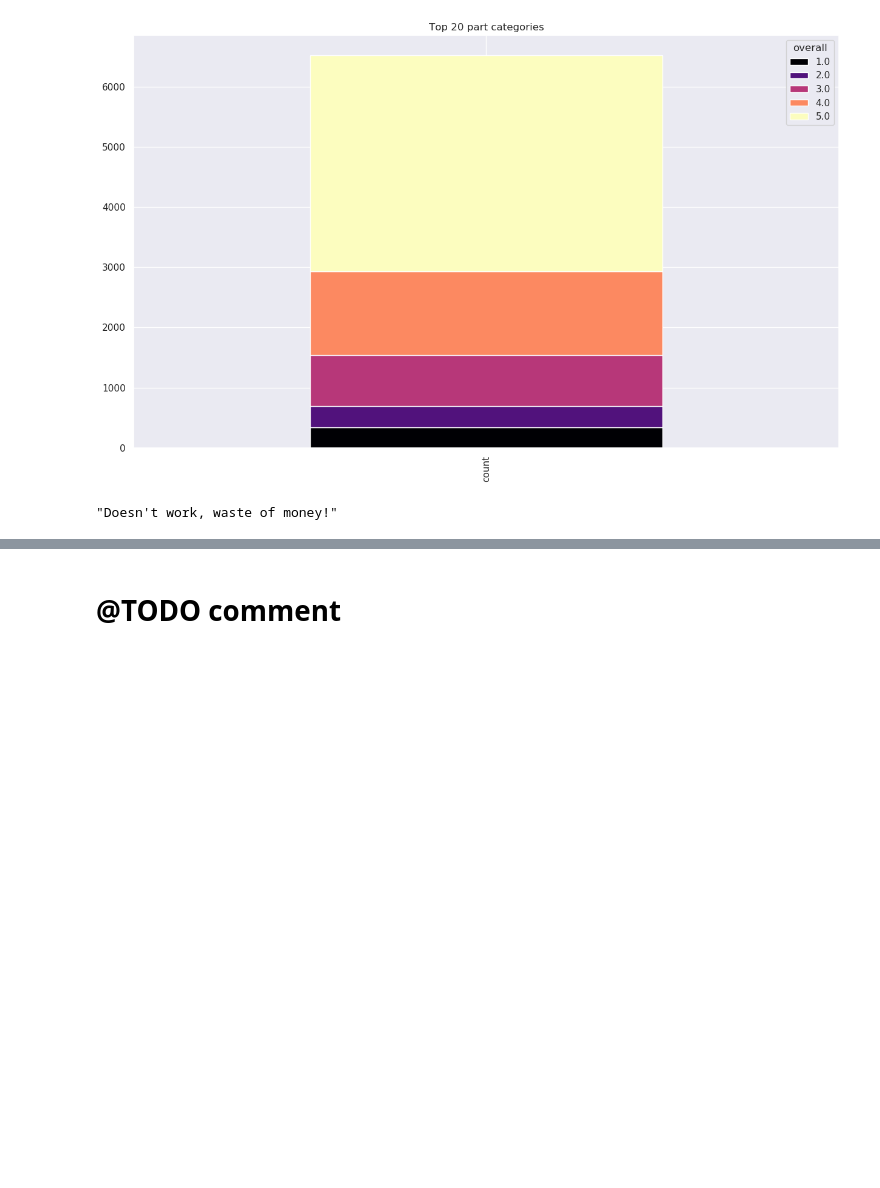
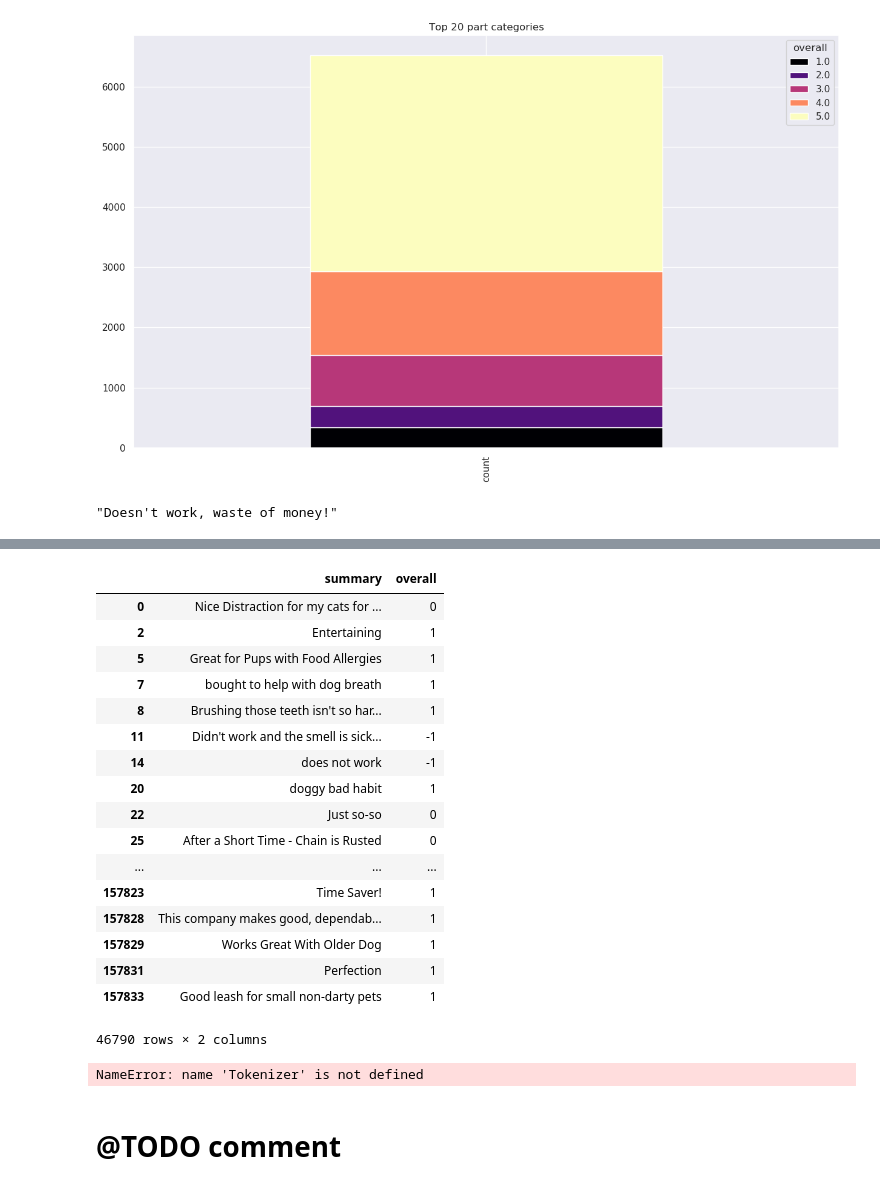
Before and after one commit to epfl-ada-project-amazon/data-analysis, a Jupyter notebook: project.ipynb, the cells around one changed output, grey strips where cells are left out. Drawn from its saved outputs; the diff is of its cells as text; code cells hidden in the pictures; blank space fills up the shorter version.

Commit message:
Add classifier

```diff
--- a/project.ipynb
+++ b/project.ipynb
@@ -658,0 +661,11 @@ neg_1['summary'].iloc[4]
+# %%
+def to_sentiment(overall):
+    if overall >= 4:
+        sent = 1
+    elif overall <=2:
+        sent = -1
+    else:
+        sent = 0
+    return sent
+classif = df[['summary','overall']]
+classif['overall'] = classif['overall'].map(to_sentiment)
@@ -659,3 +685,63 @@ neg_1['summary'].iloc[4]
+# %%
+# We split our data into train and test: 70% for training and 30% for testing
+msk = np.random.rand(len(df)) <= 0.7
+
+train_set = classif[msk]
+test_set = classif[~msk]
+test_set
+# %% [output]
+|  | summary | overall |
+| 0 | Nice Distraction for my cats for ... | 0 |
+| 2 | Entertaining | 1 |
+| 5 | Great for Pups with Food Allergies | 1 |
+| 7 | bought to help with dog breath | 1 |
+| 8 | Brushing those teeth isn't so har... | 1 |
+| 11 | Didn't work and the smell is sick... | -1 |
+| 14 | does not work | -1 |
+| 20 | doggy bad habit | 1 |
+| 22 | Just so-so | 0 |
+| 25 | After a Short Time - Chain is Rusted | 0 |
+| ... | ... | ... |
+| 157823 | Time Saver! | 1 |
+| 157828 | This company makes good, dependab... | 1 |
+| 157829 | Works Great With Older Dog | 1 |
+| 157831 | Perfection | 1 |
+| 157833 | Good leash for small non-darty pets | 1 |
+46790 rows × 2 columns
+# %%
+# At this stage, we tain keras tokenizer
+tokenizer = Tokenizer(split=' ')
+tokenizer.fit_on_texts(train_set['summary'].values)
+dict_token = tokenizer.word_index # To see the dicstionary of words kept
+
+# We store the number of features of the neural net since we havent' fixed it in tokenization
+nb_features = len(dict_token)
+
+#Converting tweets to sequences and then padding them
+train_sequences = tokenizer.texts_to_sequences(train_set['summary'].values)
+train_sequences_pad = sequence.pad_sequences(train_sequences, maxlen=30)
+
+test_sequences = tokenizer.texts_to_sequences(test_set['summary'].values)
+test_sequences_pad = sequence.pad_sequences(test_sequences, maxlen=30)
+
+# Labels
+labels = train_set['overall'].values
+
+# building the model
+embed_dim = 50
+lstm_out = 100
+model = Sequential()
+model.add(Embedding( nb_features+1, embed_dim,input_length = train_sequences_pad.shape[1]))
+model.add(LSTM(lstm_out, dropout=0.2, recurrent_dropout=0.2))
+model.add(Dense(1,activation='sigmoid'))
+model.compile(loss = 'categorical_crossentropy', optimizer='adam',metrics = ['accuracy'])
+print(model.summary())
+
+# fitting the model
+train_lstm = model.predict_proba(train_sequences_pad, batch_size=128)
+test_lstm = model.predict_proba(test_sequences_pad, batch_size=128)
+# %% [output]
+NameError: name 'Tokenizer' is not defined
 # %% [markdown]
 # @TODO comment
 # %% [markdown]
```
Also changed, not shown: parts of 5 cells of this notebook.
